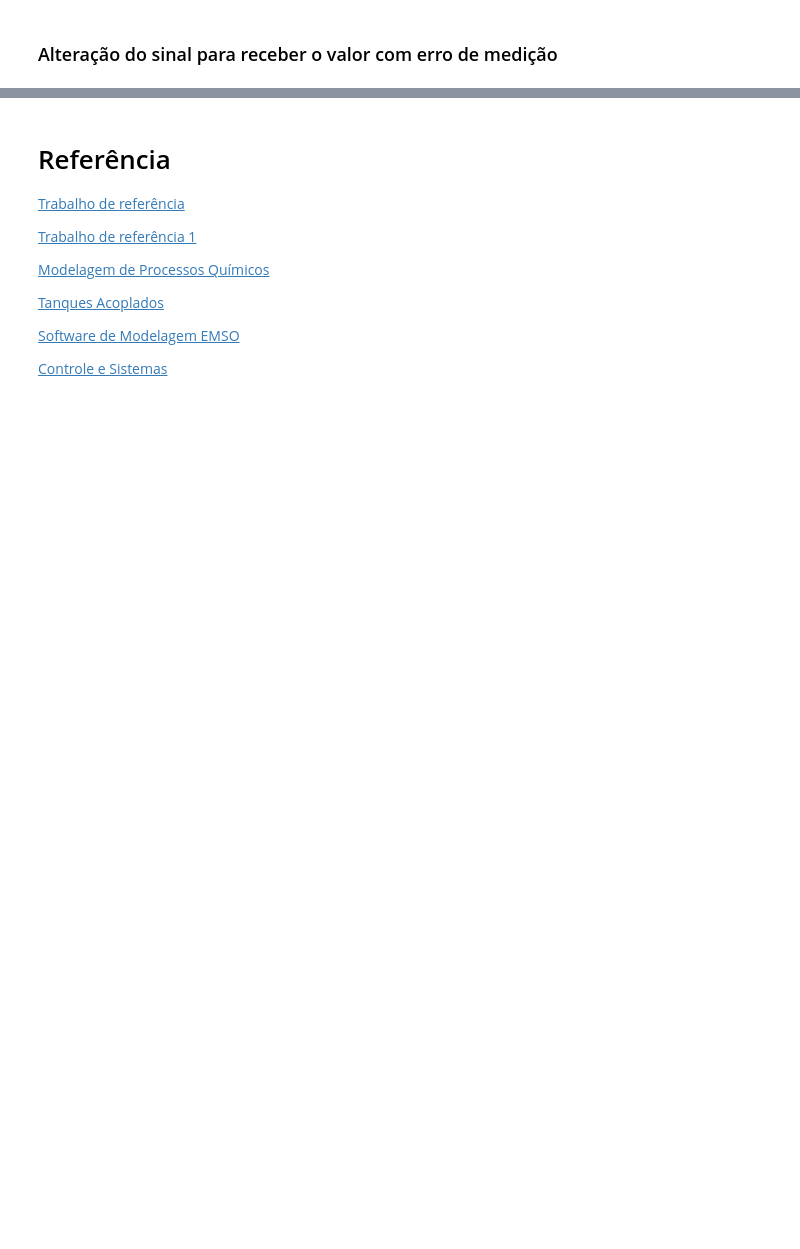
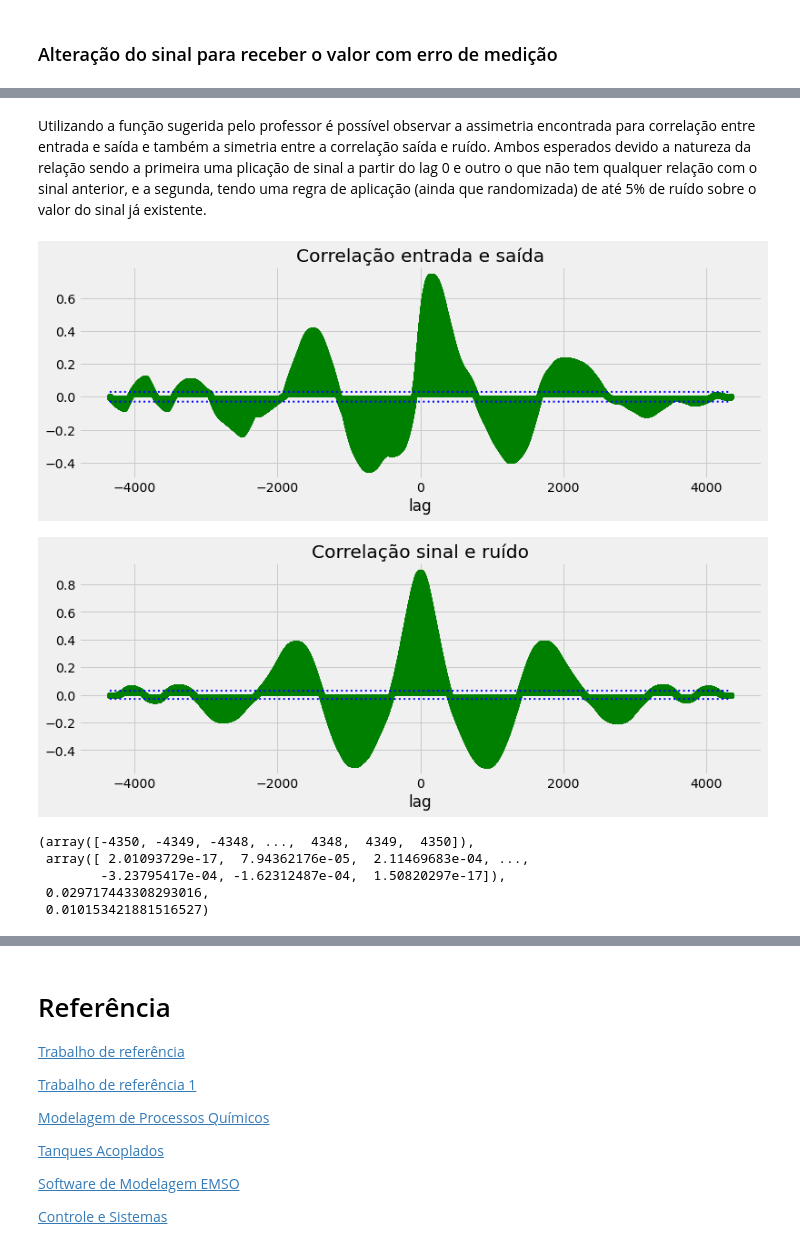
Before and after one commit to felipefrocha/esufmg-tmsd, a Jupyter notebook: modelo_tanques_acoplados/tanques_acomplados.ipynb, the cells around one changed output, grey strips where cells are left out. Saved outputs shown, nothing was run; the diff lists cells and outputs as text; code cells hidden in the pictures; blank space fills up the shorter version.

```diff
--- a/modelo_tanques_acoplados/tanques_acomplados.ipynb
+++ b/modelo_tanques_acoplados/tanques_acomplados.ipynb
@@ -836,0 +807,13 @@ plt.show()
+# %% [markdown]
+Utilizando a função sugerida pelo professor é possível observar a assimetria encontrada para correlação entre entrada e saída e também a simetria entre a correlação saída e ruído. Ambos esperados devido a natureza da relação sendo a primeira uma plicação de sinal a partir do lag 0 e outro o que não tem qualquer relação com o sinal anterior, e a segunda, tendo uma regra de aplicação (ainda que randomizada) de até 5% de ruído sobre o valor do sinal já existente.
+# %%
+myccf(y=sig,u=u_t,lag=len(u_t)*2,flag1=1,flag2=1, title="Correlação entrada e saída")
+myccf(y=sig,u=sig_noise,lag=len(u_t)*2,flag1=1,flag2=1, title="Correlação sinal e ruído")
+# %% [output]
+[figure, added]
+[figure, added]
+(array([-4350, -4349, -4348, ...,  4348,  4349,  4350]),
+ array([ 2.01093729e-17,  7.94362176e-05,  2.11469683e-04, ...,
+        -3.23795417e-04, -1.62312487e-04,  1.50820297e-17]),
+ 0.029717443308293016,
+ 0.010153421881516527)
```
Also changed, not shown: parts of 15 cells of this notebook.
